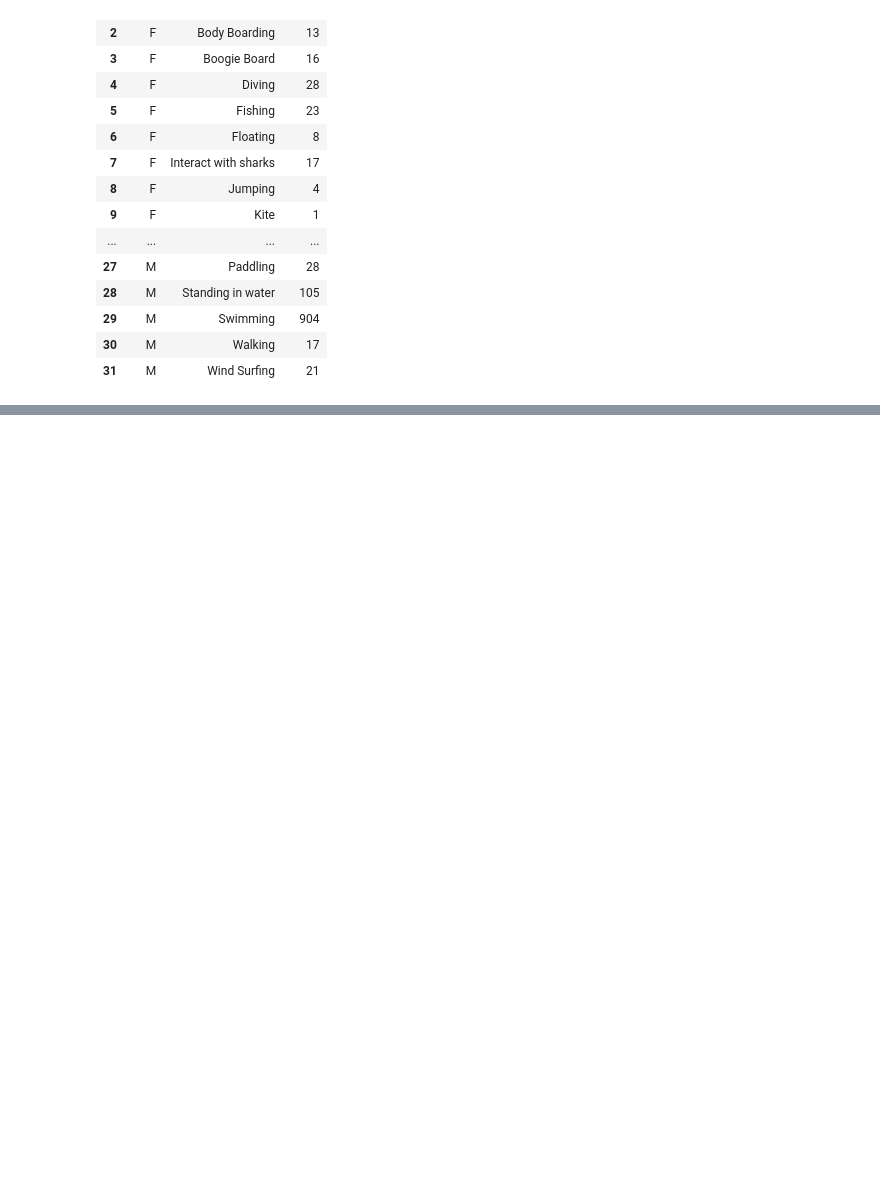
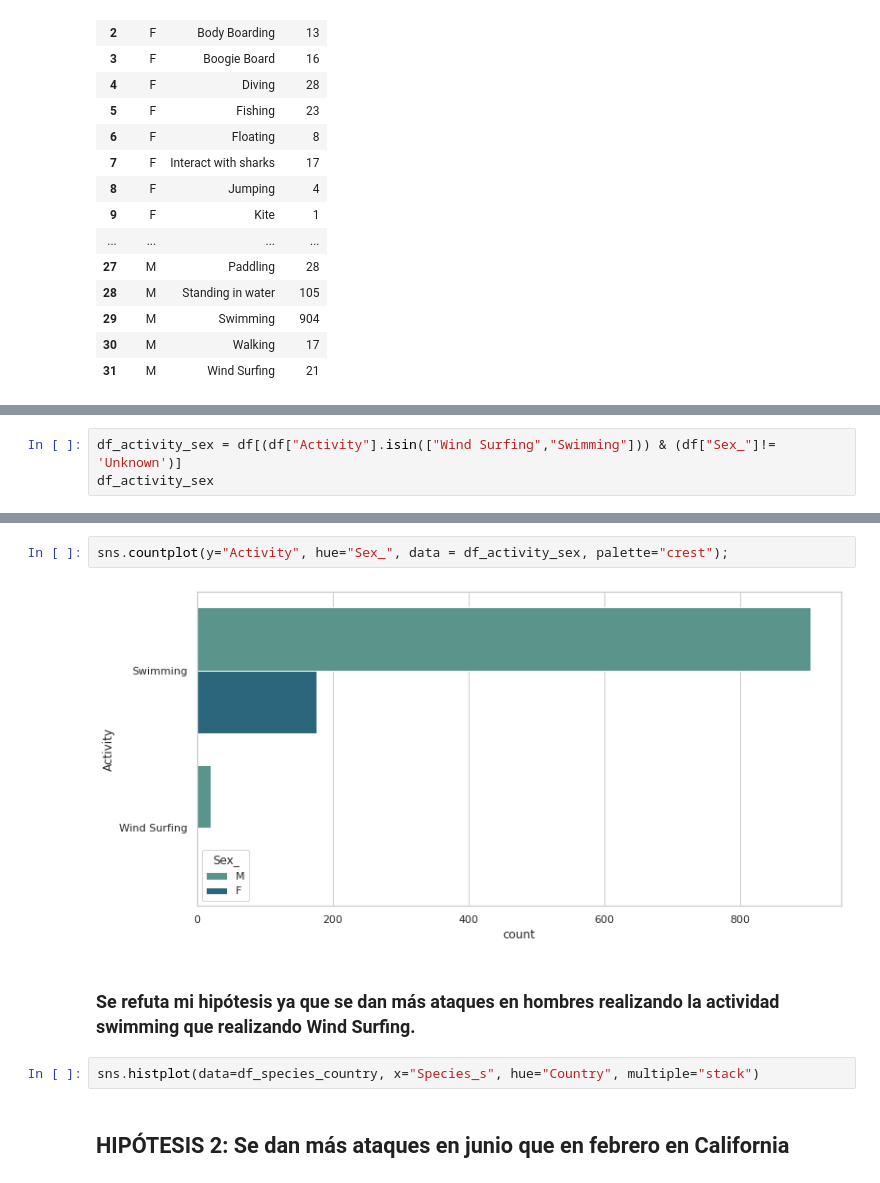
Before and after one commit to Beapsp/proyecto1_pandas, a Jupyter notebook: Proyecto_Pandas_visualización.ipynb, the cells around one changed output, grey strips where cells are left out. Cells and saved outputs as stored; diff of their text form; blank space fills up the shorter version.

```diff
--- a/Proyecto_Pandas_visualización.ipynb
+++ b/Proyecto_Pandas_visualización.ipynb
@@ -83,0 +114,3 @@ barplot = sns.barplot(x="year", y="passengers", data=vuelos,ci="sd");
+# %%
+df_activity_sex = df[(df["Activity"].isin(["Wind Surfing","Swimming"])) & (df["Sex_"]!= 'Unknown')]
+df_activity_sex
@@ -83,0 +131,10 @@ barplot = sns.barplot(x="year", y="passengers", data=vuelos,ci="sd");
+# %%
+sns.countplot(y="Activity", hue="Sex_", data = df_activity_sex, palette="crest");
+# %% [output]
+[figure, added]
+# %% [markdown]
+### Se refuta mi hipótesis ya que se dan más ataques en hombres realizando la actividad swimming que realizando Wind Surfing.
+# %%
+sns.histplot(data=df_species_country, x="Species_s", hue="Country", multiple="stack")
+# %% [markdown]
+## HIPÓTESIS 2: Se dan más ataques en junio que en febrero en California
```
Also changed, not shown: parts of 31 cells of this notebook, 2 other files.
